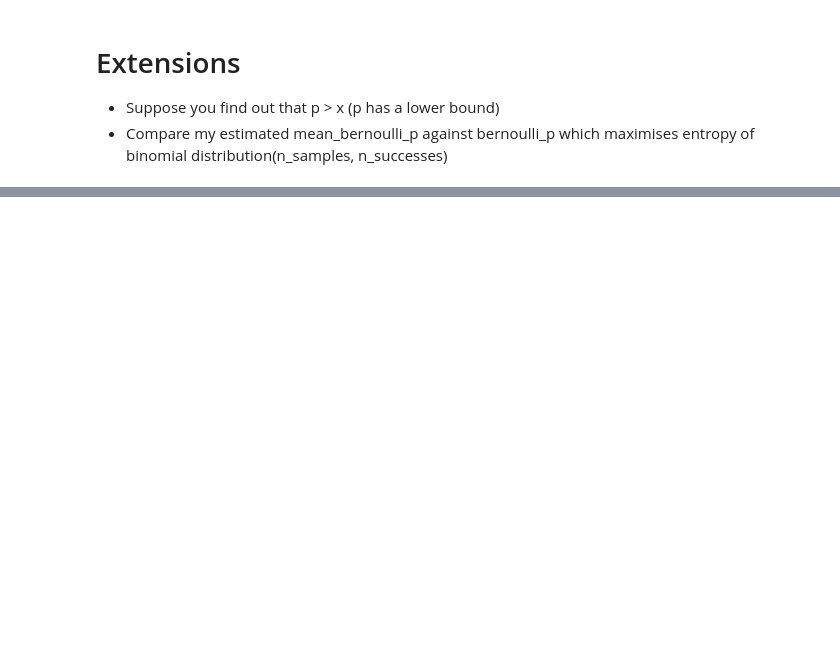
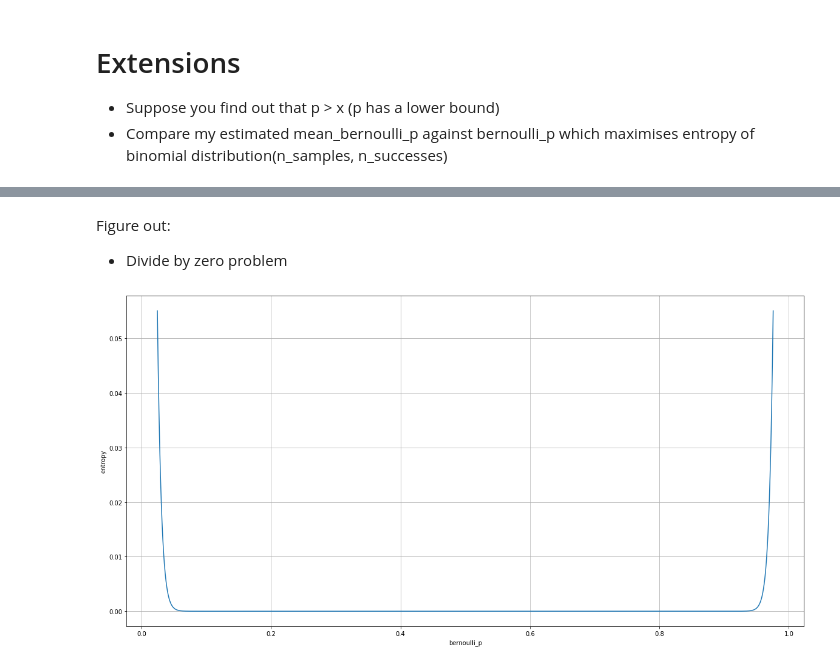
Before and after one commit to FergM/fattails, a Jupyter notebook: notebooks/random diversions/2025-02 Maximum Ignorance for Bernoulli Trials.ipynb, the cells around one changed output, grey strips where cells are left out. Cells and saved outputs as stored; diff of their text form; code cells hidden in the pictures; blank space fills up the shorter version.

```diff
--- a/notebooks/random diversions/2025-02 Maximum Ignorance for Bernoulli Trials.ipynb
+++ b/notebooks/random diversions/2025-02 Maximum Ignorance for Bernoulli Trials.ipynb
@@ -228,0 +472,9 @@ Max Ignorance Mean Implies One in 529
+# %% [markdown]
+Figure out:
+* Divide by zero problem
+# %%
+ax=None
+ax = plot_pdf(calculate_n_sample_entropy, ax=ax, n_samples=200)
+plt.show()
+# %% [output]
+[figure, added]
```
Also changed, not shown: parts of 48 cells of this notebook.
